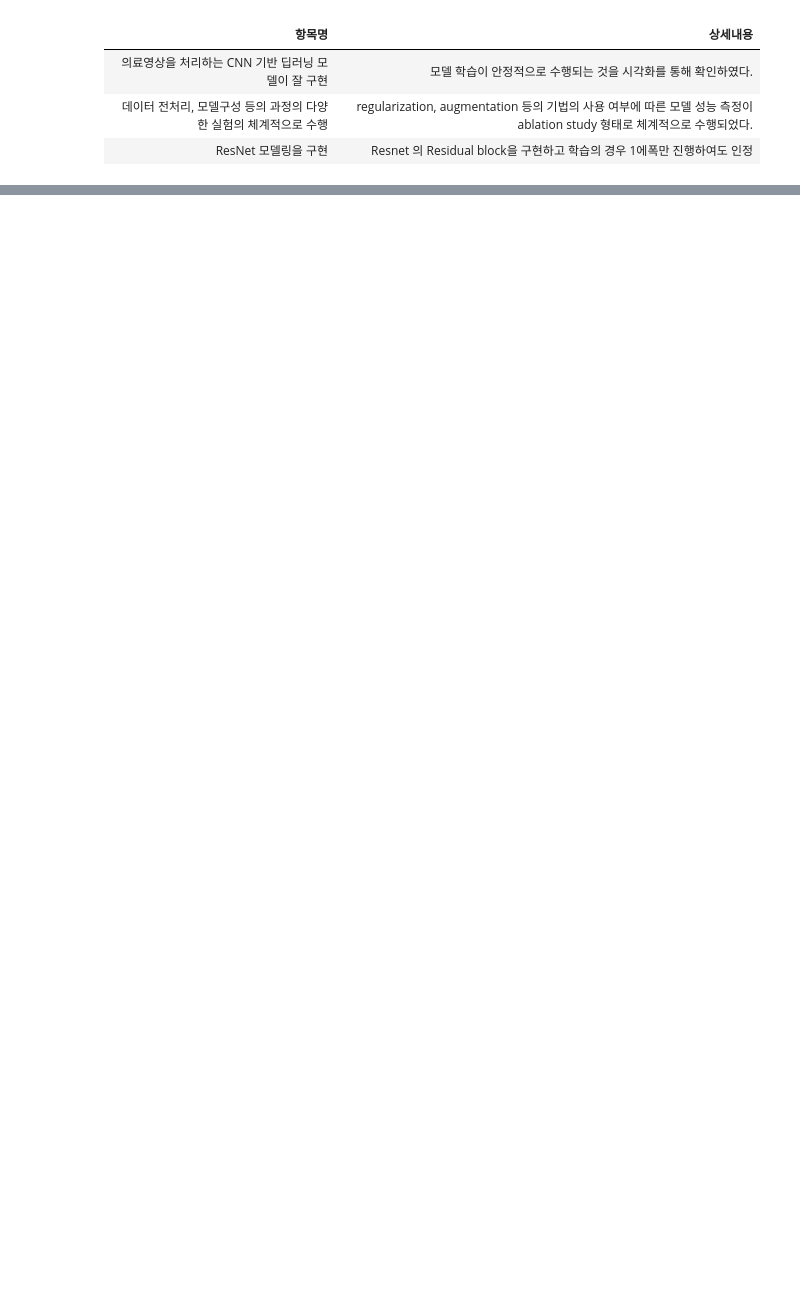
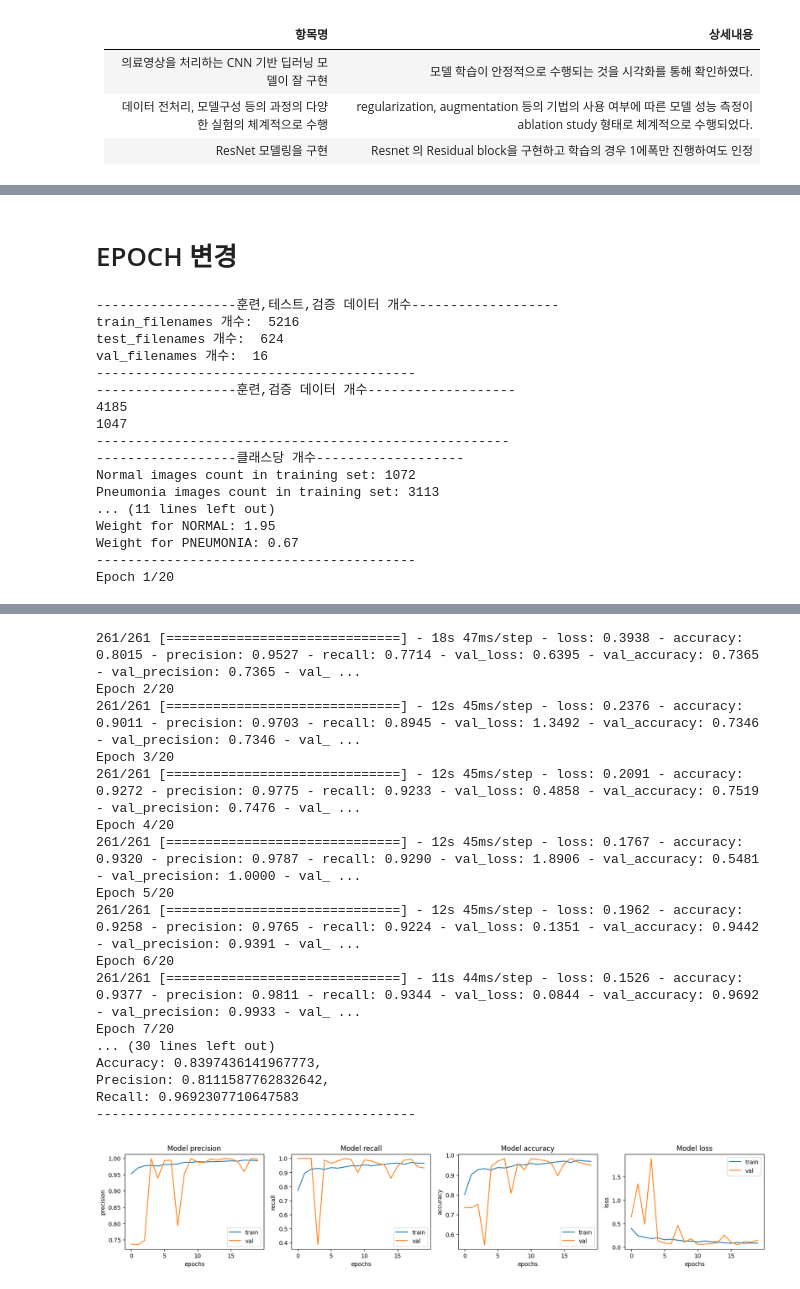
Before and after one commit to dudnjsckrgo/aiffel_quest, a Jupyter notebook: MainQuest01/main.ipynb, the cells around one changed output, grey strips where cells are left out. Cells and saved outputs as stored; diff of their text form; code cells hidden in the pictures; blank space fills up the shorter version.

```diff
--- a/MainQuest01/main.ipynb
+++ b/MainQuest01/main.ipynb
@@ -45,0 +322,31 @@ To enable the following instructions: AVX2 AVX_VNNI FMA, in other operations, re
+# %% [markdown]
+# EPOCH 변경
+# %%
+# PneumoniaDetectionModel 클래스의 인스턴스 생성
+EPOCHS=20
+BATCH_SIZE=16
+model = PneumoniaDetectionModel()
+# 모델 훈련
+history = model.train()
+# 훈련 과정의 결과 (정확도, 손실 등) 시각화
+model.show_graph(history)
+# 테스트 데이터에 대한 모델 평가
+test_results = model.evaluate()
+# %% [output]
+------------------훈련,테스트,검증 데이터 개수-------------------
+train_filenames 개수:  5216
+test_filenames 개수:  624
+val_filenames 개수:  16
+-----------------------------------------
+------------------훈련,검증 데이터 개수-------------------
+4185
+1047
+-----------------------------------------------------
+------------------클래스당 개수-------------------
+Normal images count in training set: 1072
+Pneumonia images count in training set: 3113
+... (11 lines left out)
+Weight for NORMAL: 1.95
+Weight for PNEUMONIA: 0.67
+-----------------------------------------
+Epoch 1/20
@@ -45,0 +354,18 @@ To enable the following instructions: AVX2 AVX_VNNI FMA, in other operations, re
+261/261 [==============================] - 18s 47ms/step - loss: 0.3938 - accuracy: 0.8015 - precision: 0.9527 - recall: 0.7714 - val_loss: 0.6395 - val_accuracy: 0.7365 - val_precision: 0.7365 - val_ ...
+Epoch 2/20
+261/261 [==============================] - 12s 45ms/step - loss: 0.2376 - accuracy: 0.9011 - precision: 0.9703 - recall: 0.8945 - val_loss: 1.3492 - val_accuracy: 0.7346 - val_precision: 0.7346 - val_ ...
+Epoch 3/20
+261/261 [==============================] - 12s 45ms/step - loss: 0.2091 - accuracy: 0.9272 - precision: 0.9775 - recall: 0.9233 - val_loss: 0.4858 - val_accuracy: 0.7519 - val_precision: 0.7476 - val_ ...
+Epoch 4/20
+261/261 [==============================] - 12s 45ms/step - loss: 0.1767 - accuracy: 0.9320 - precision: 0.9787 - recall: 0.9290 - val_loss: 1.8906 - val_accuracy: 0.5481 - val_precision: 1.0000 - val_ ...
+Epoch 5/20
+261/261 [==============================] - 12s 45ms/step - loss: 0.1962 - accuracy: 0.9258 - precision: 0.9765 - recall: 0.9224 - val_loss: 0.1351 - val_accuracy: 0.9442 - val_precision: 0.9391 - val_ ...
+Epoch 6/20
+261/261 [==============================] - 11s 44ms/step - loss: 0.1526 - accuracy: 0.9377 - precision: 0.9811 - recall: 0.9344 - val_loss: 0.0844 - val_accuracy: 0.9692 - val_precision: 0.9933 - val_ ...
+Epoch 7/20
+... (30 lines left out)
+Accuracy: 0.8397436141967773,
+Precision: 0.8111587762832642,
+Recall: 0.9692307710647583
+-----------------------------------------
+[figure, added]
```
Also changed, not shown: parts of 47 cells of this notebook, 1 other file.
